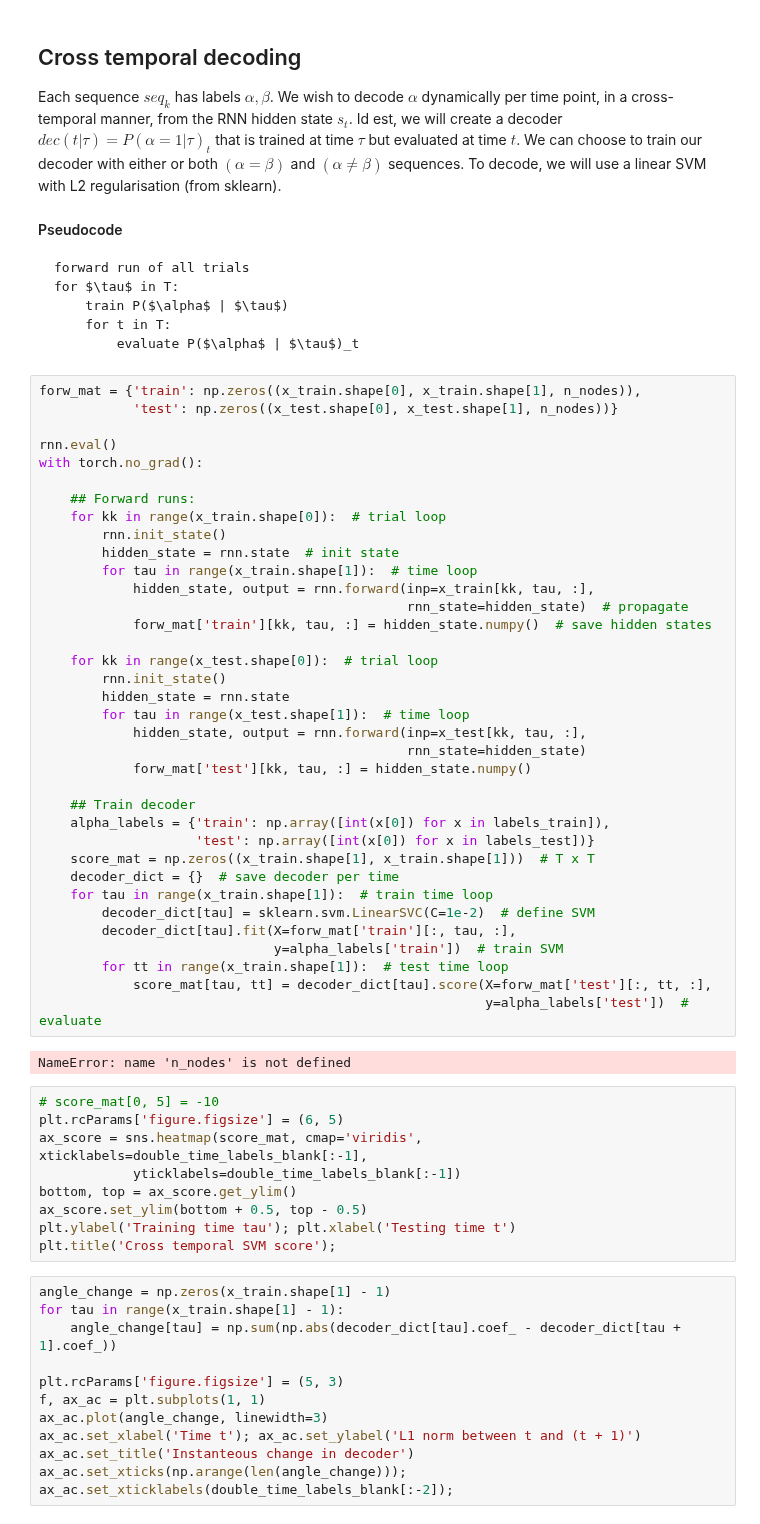
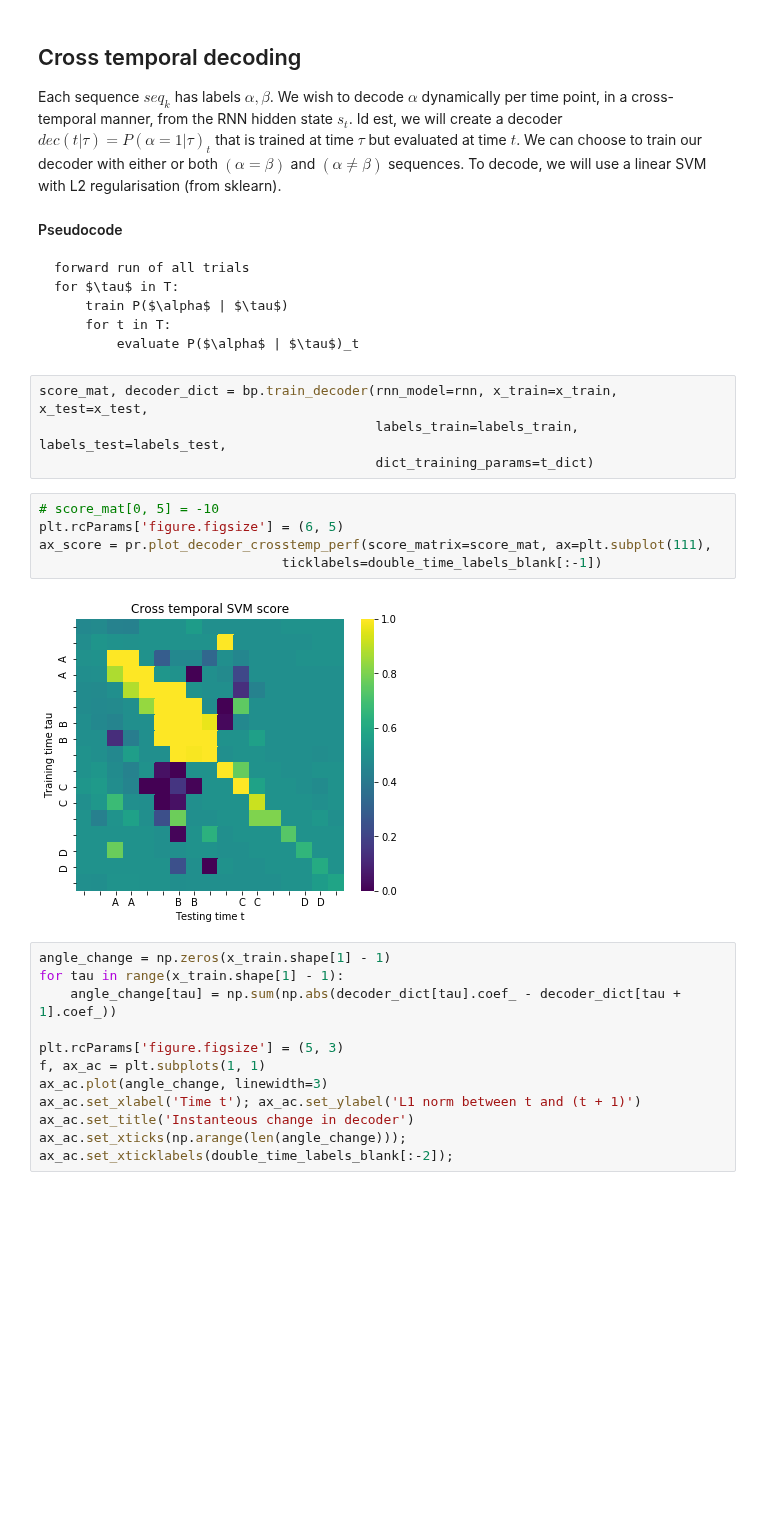
Before and after one commit to vdplasthijs/eavesdropping, a Jupyter notebook: bptt_sequence_coding.ipynb, the cells around one changed output. Cells and saved outputs as stored; diff of their text form; blank space fills up the shorter version.

```diff
--- a/bptt_sequence_coding.ipynb
+++ b/bptt_sequence_coding.ipynb
@@ -191,53 +228,17 @@ Each sequence $seq_k$ has labels $\alpha, \beta$. We wish to decode $\alpha$ dyn
         train P($\alpha$ | $\tau$)
         for t in T:
             evaluate P($\alpha$ | $\tau$)_t
-# %%
-forw_mat = {'train': np.zeros((x_train.shape[0], x_train.shape[1], n_nodes)),
-            'test': np.zeros((x_test.shape[0], x_test.shape[1], n_nodes))}
-
-rnn.eval()
-with torch.no_grad():
-
-    ## Forward runs:
-    for kk in range(x_train.shape[0]):  # trial loop
-        rnn.init_state()
-        hidden_state = rnn.state  # init state
-        for tau in range(x_train.shape[1]):  # time loop
-            hidden_state, output = rnn.forward(inp=x_train[kk, tau, :],
-                                               rnn_state=hidden_state)  # propagate
-            forw_mat['train'][kk, tau, :] = hidden_state.numpy()  # save hidden states
-
-    for kk in range(x_test.shape[0]):  # trial loop
-        rnn.init_state()
-        hidden_state = rnn.state
-        for tau in range(x_test.shape[1]):  # time loop
-            hidden_state, output = rnn.forward(inp=x_test[kk, tau, :],
-                                               rnn_state=hidden_state)
-            forw_mat['test'][kk, tau, :] = hidden_state.numpy()
-
-    ## Train decoder
-    alpha_labels = {'train': np.array([int(x[0]) for x in labels_train]),
-                    'test': np.array([int(x[0]) for x in labels_test])}
-    score_mat = np.zeros((x_train.shape[1], x_train.shape[1]))  # T x T
-    decoder_dict = {}  # save decoder per time
-    for tau in range(x_train.shape[1]):  # train time loop
-        decoder_dict[tau] = sklearn.svm.LinearSVC(C=1e-2)  # define SVM
-        decoder_dict[tau].fit(X=forw_mat['train'][:, tau, :],
-                              y=alpha_labels['train'])  # train SVM
-        for tt in range(x_train.shape[1]):  # test time loop
-            score_mat[tau, tt] = decoder_dict[tau].score(X=forw_mat['test'][:, tt, :],
-                                                         y=alpha_labels['test'])  # evaluate
-# %% [output]
-NameError: name 'n_nodes' is not defined
-# %%
-# score_mat[0, 5] = -10
-plt.rcParams['figure.figsize'] = (6, 5)
-ax_score = sns.heatmap(score_mat, cmap='viridis', xticklabels=double_time_labels_blank[:-1],
-            yticklabels=double_time_labels_blank[:-1])
-bottom, top = ax_score.get_ylim()
-ax_score.set_ylim(bottom + 0.5, top - 0.5)
-plt.ylabel('Training time tau'); plt.xlabel('Testing time t')
-plt.title('Cross temporal SVM score');
+# %%
+score_mat, decoder_dict = bp.train_decoder(rnn_model=rnn, x_train=x_train, x_test=x_test,
+                                           labels_train=labels_train, labels_test=labels_test,
+                                           dict_training_params=t_dict)
+# %%
+# score_mat[0, 5] = -10
+plt.rcParams['figure.figsize'] = (6, 5)
+ax_score = pr.plot_decoder_crosstemp_perf(score_matrix=score_mat, ax=plt.subplot(111),
+                               ticklabels=double_time_labels_blank[:-1])
+# %% [output]
+[figure, added]
 # %%
 angle_change = np.zeros(x_train.shape[1] - 1)
 for tau in range(x_train.shape[1] - 1):
```
Also changed, not shown: parts of 7 cells of this notebook, 1 other file.
